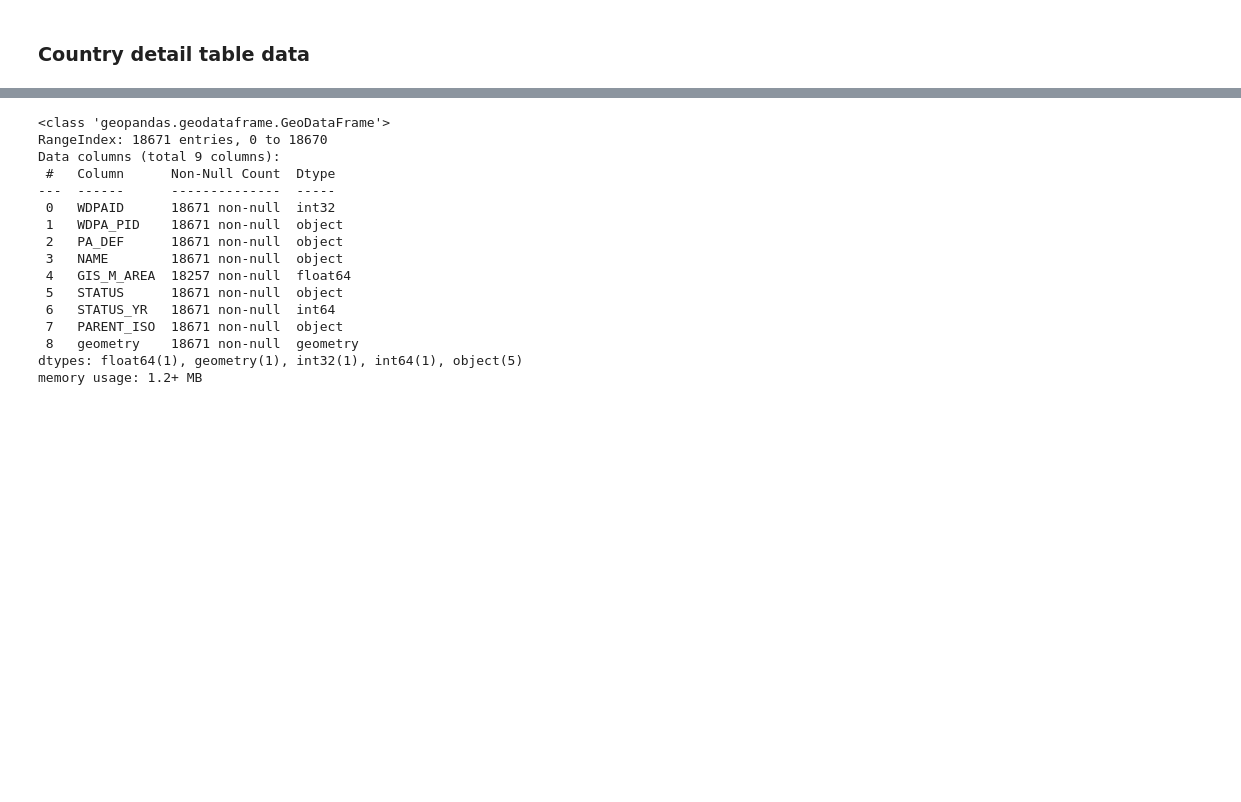
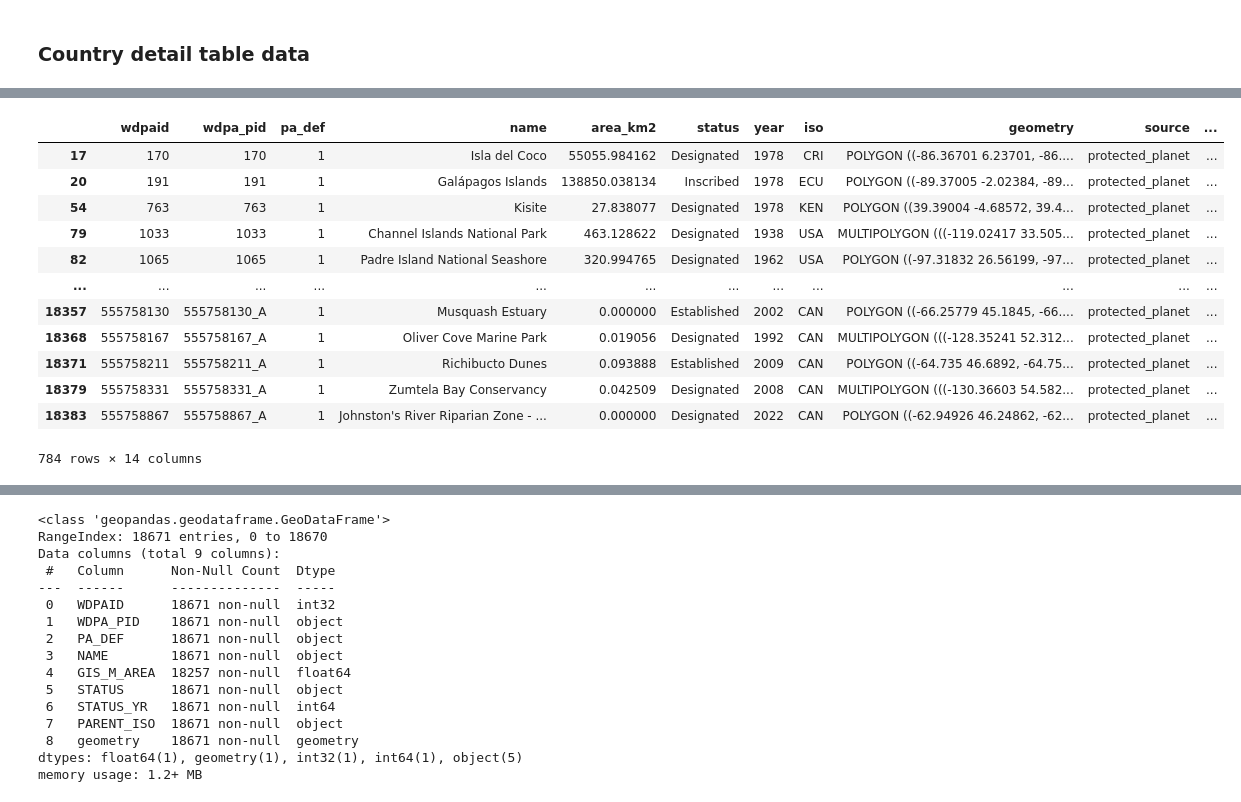
Before and after one commit to Vizzuality/skytruth-30x30, a Jupyter notebook: data/notebooks/pipes_mock/precalc.ipynb, the cells around one changed output, grey strips where cells are left out. Drawn from its saved outputs; the diff is of its cells as text; code cells hidden in the pictures; blank space fills up the shorter version.

```diff
--- a/data/notebooks/pipes_mock/precalc.ipynb
+++ b/data/notebooks/pipes_mock/precalc.ipynb
@@ -489,0 +558,20 @@ mpa_intermediate = gpd.read_file(pipe_dir.get_step_fmt_file_path(prev_step, "shp
+# %%
+with_child = init_table.groupby(["wdpaid"]).size()
+# %%
+init_table[init_table.wdpaid.isin(with_child[with_child > 1].index.values)].sort_values(
+    by=["wdpaid", "source"], ascending=[True, False]
+).drop_duplicates("wdpaid")
+# %% [output]
+|  | wdpaid | wdpa_pid | pa_def | name | area_km2 | status | year | iso | geometry | source | ... |
+| 17 | 170 | 170 | 1 | Isla del Coco | 55055.984162 | Designated | 1978 | CRI | POLYGON ((-86.36701 6.23701, -86.... | protected_planet | ... |
+| 20 | 191 | 191 | 1 | Galápagos Islands | 138850.038134 | Inscribed | 1978 | ECU | POLYGON ((-89.37005 -2.02384, -89... | protected_planet | ... |
+| 54 | 763 | 763 | 1 | Kisite | 27.838077 | Designated | 1978 | KEN | POLYGON ((39.39004 -4.68572, 39.4... | protected_planet | ... |
+| 79 | 1033 | 1033 | 1 | Channel Islands National Park | 463.128622 | Designated | 1938 | USA | MULTIPOLYGON (((-119.02417 33.505... | protected_planet | ... |
+| 82 | 1065 | 1065 | 1 | Padre Island National Seashore | 320.994765 | Designated | 1962 | USA | POLYGON ((-97.31832 26.56199, -97... | protected_planet | ... |
+| ... | ... | ... | ... | ... | ... | ... | ... | ... | ... | ... | ... |
+| 18357 | 555758130 | 555758130_A | 1 | Musquash Estuary | 0.000000 | Established | 2002 | CAN | POLYGON ((-66.25779 45.1845, -66.... | protected_planet | ... |
+| 18368 | 555758167 | 555758167_A | 1 | Oliver Cove Marine Park | 0.019056 | Designated | 1992 | CAN | MULTIPOLYGON (((-128.35241 52.312... | protected_planet | ... |
+| 18371 | 555758211 | 555758211_A | 1 | Richibucto Dunes | 0.093888 | Established | 2009 | CAN | POLYGON ((-64.735 46.6892, -64.75... | protected_planet | ... |
+| 18379 | 555758331 | 555758331_A | 1 | Zumtela Bay Conservancy | 0.042509 | Designated | 2008 | CAN | MULTIPOLYGON (((-130.36603 54.582... | protected_planet | ... |
+| 18383 | 555758867 | 555758867_A | 1 | Johnston's River Riparian Zone - ... | 0.000000 | Designated | 2022 | CAN | POLYGON ((-62.94926 46.24862, -62... | protected_planet | ... |
+784 rows × 14 columns
```
Also changed, not shown: parts of 12 cells of this notebook, 1 other file.
